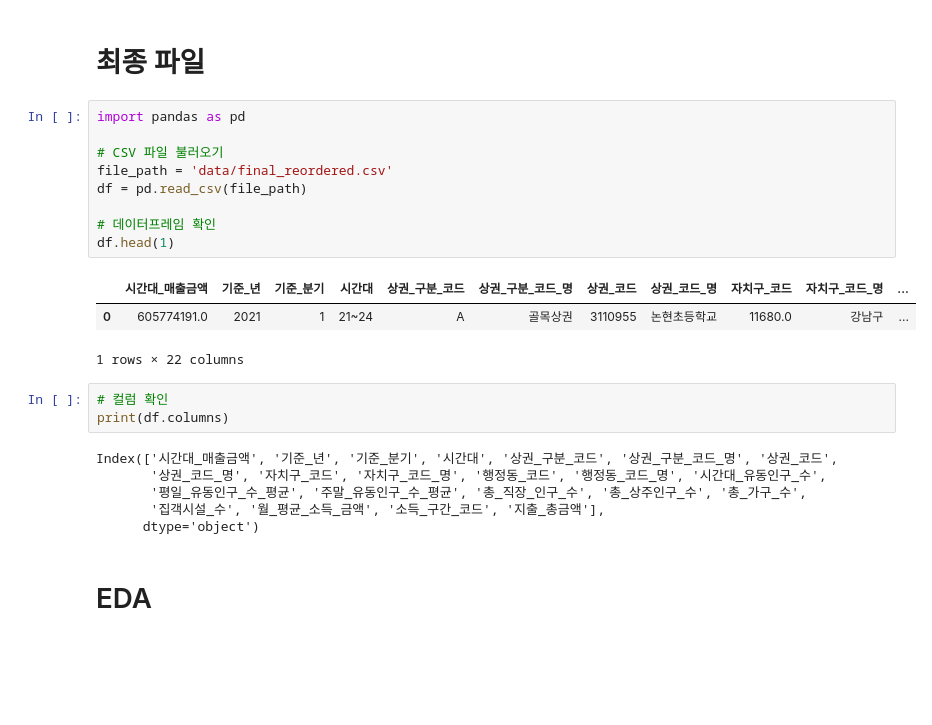
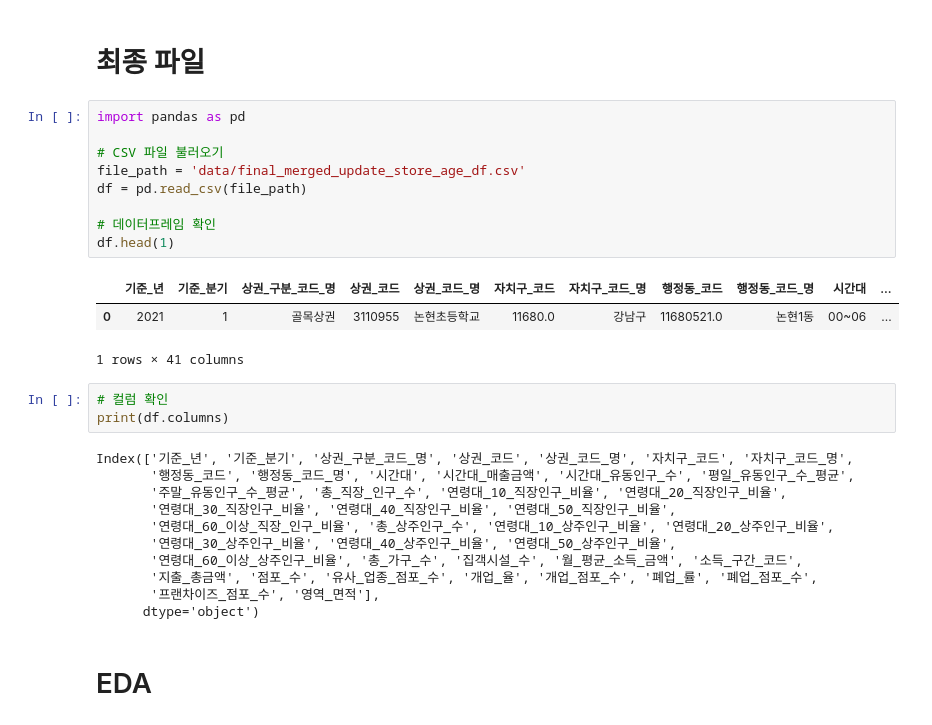
Before and after one commit to hyelin606/Semi-Project, a Jupyter notebook: 데이터 전처리 + EDA.ipynb, the cells around one changed output. Cells and saved outputs as stored; diff of their text form; blank space fills up the shorter version.

```diff
--- a/데이터 전처리 + EDA.ipynb
+++ b/데이터 전처리 + EDA.ipynb
@@ -3,24 +3,29 @@
 # %%
 import pandas as pd
 
 # CSV 파일 불러오기
-file_path = 'data/final_reordered.csv'
+file_path = 'data/final_merged_update_store_age_df.csv'
 df = pd.read_csv(file_path)
 
 # 데이터프레임 확인
 df.head(1)
 # %% [output]
-|  | 시간대_매출금액 | 기준_년 | 기준_분기 | 시간대 | 상권_구분_코드 | 상권_구분_코드_명 | 상권_코드 | 상권_코드_명 | 자치구_코드 | 자치구_코드_명 | ... |
-| 0 | 605774191.0 | 2021 | 1 | 21~24 | A | 골목상권 | 3110955 | 논현초등학교 | 11680.0 | 강남구 | ... |
+|  | 기준_년 | 기준_분기 | 상권_구분_코드_명 | 상권_코드 | 상권_코드_명 | 자치구_코드 | 자치구_코드_명 | 행정동_코드 | 행정동_코드_명 | 시간대 | ... |
+| 0 | 2021 | 1 | 골목상권 | 3110955 | 논현초등학교 | 11680.0 | 강남구 | 11680521.0 | 논현1동 | 00~06 | ... |
-1 rows × 22 columns
+1 rows × 41 columns
 # %%
 # 컬럼 확인
 print(df.columns)
 # %% [output]
-Index(['시간대_매출금액', '기준_년', '기준_분기', '시간대', '상권_구분_코드', '상권_구분_코드_명', '상권_코드',
-       '상권_코드_명', '자치구_코드', '자치구_코드_명', '행정동_코드', '행정동_코드_명', '시간대_유동인구_수',
-       '평일_유동인구_수_평균', '주말_유동인구_수_평균', '총_직장_인구_수', '총_상주인구_수', '총_가구_수',
-       '집객시설_수', '월_평균_소득_금액', '소득_구간_코드', '지출_총금액'],
+Index(['기준_년', '기준_분기', '상권_구분_코드_명', '상권_코드', '상권_코드_명', '자치구_코드', '자치구_코드_명',
+       '행정동_코드', '행정동_코드_명', '시간대', '시간대_매출금액', '시간대_유동인구_수', '평일_유동인구_수_평균',
+       '주말_유동인구_수_평균', '총_직장_인구_수', '연령대_10_직장인구_비율', '연령대_20_직장인구_비율',
+       '연령대_30_직장인구_비율', '연령대_40_직장인구_비율', '연령대_50_직장인구_비율',
+       '연령대_60_이상_직장_인구_비율', '총_상주인구_수', '연령대_10_상주인구_비율', '연령대_20_상주인구_비율',
+       '연령대_30_상주인구_비율', '연령대_40_상주인구_비율', '연령대_50_상주인구_비율',
+       '연령대_60_이상_상주인구_비율', '총_가구_수', '집객시설_수', '월_평균_소득_금액', '소득_구간_코드',
+       '지출_총금액', '점포_수', '유사_업종_점포_수', '개업_율', '개업_점포_수', '폐업_률', '폐업_점포_수',
+       '프랜차이즈_점포_수', '영역_면적'],
       dtype='object')
 # %% [markdown]
 # EDA
```
Also changed, not shown: parts of 6 cells of this notebook, 23 other files.
